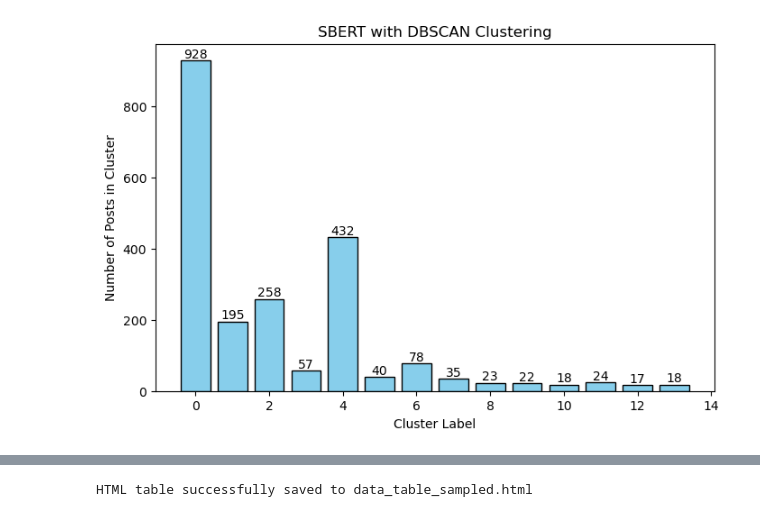
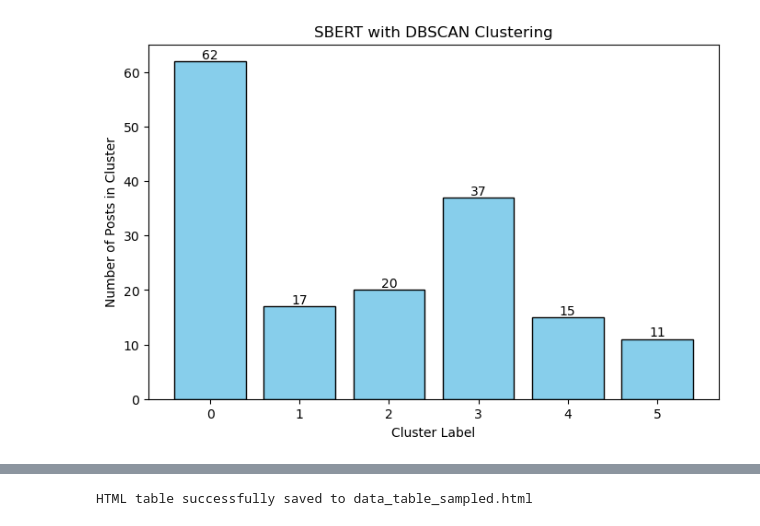
Before and after one commit to lalitphan-rainie/COMPSCI7417_NLP_Assignment2, a Jupyter notebook: sbert_with_plots_tables.ipynb, the cells around one changed output, grey strips where cells are left out. Saved outputs shown, nothing was run; the diff lists cells and outputs as text; code cells hidden in the pictures.

```diff
--- a/sbert_with_plots_tables.ipynb
+++ b/sbert_with_plots_tables.ipynb
@@ -1,6 +5,7 @@
 # %%
+import pandas as pd
 #read the dataset, and name the columns
-df = pd.read_csv('questions_data_clean_stopword_lemma_v3.csv', header=0)
+df = pd.read_csv('questions_data_clean_stopword_lemma_v4.csv', header=0)
 
 
 #display the structure of the dataframe
@@ -24,35 +37,32 @@ None
 # %%
 #sbert embedding method used with DBSCAN clustering
 from sentence_transformers import SentenceTransformer
-docs =df['Clean_Text_Stopword_Lemma']
+docs =df['Clean_Text_Init']
 #use the pretrained model available on huggingface
 model = SentenceTransformer('sentence-transformers/paraphrase-multilingual-mpnet-base-v2')
 embeddings = model.encode(docs)
 # %%
 import numpy as np
 from sklearn.cluster import DBSCAN
+from sklearn.metrics import silhouette_score
 
 total_points = embeddings.shape[0]
 
 #iteratively try different eps values to compare clusters
-for i in range(1,5):
-    #using the cosine similarity metric and 100 samples minimum in each cluster (assignment requirement)
-    dbscan = DBSCAN(eps=0.1*i, min_samples=20, metric='cosine', n_jobs=-1)
+for i in range(1,20):
+    #using the cosine similarity metric and 10 samples minimum in each cluster
+    dbscan = DBSCAN(eps=0.1+0.01*i, min_samples=10, metric='cosine', n_jobs=-1)
     cluster_labels = dbscan.fit_predict(embeddings)
 
     num_noise = np.sum(cluster_labels == -1)
     num_assigned = total_points - num_noise
     number_of_clusters = len(set(cluster_labels))-1
-    print(f"For EPS value: {round(0.1*i,1)}, They are {number_of_clusters} clusters, with {num_assigned} posts assigned")
 
-#iteratively try different eps values to compare clusters
-for i in range(1,6):
-    #using the cosine similarity metric and 10 samples minimum in each cluster (assignment requirement)
-    dbscan = DBSCAN(eps=0.25+0.01*i, min_samples=20, metric='cosine', n_jobs=-1)
-    cluster_labels = dbscan.fit_predict(embeddings)
+    filtered_embeddings = embeddings[cluster_labels != -1]
+    filtered_labels = cluster_labels[cluster_labels != -1]
+    unique_clusters = np.unique(filtered_labels)
 
-    num_noise = np.sum(cluster_labels == -1)
-    num_assigned = total_points - num_noise
-    number_of_clusters = len(set(cluster_labels))-1
-    print(f"For EPS value: {round(0.25+0.01*i,2)}, They are {number_of_clusters} clusters, with {num_assigned} posts assigned")
+    silhouette = round(silhouette_score(filtered_embeddings, filtered_labels, metric='cosine'),2) if len(filtered_labels)!=0 else 0
+
+    print(f"For EPS value: {round(0.1+0.01*i,2)}, They are {number_of_clusters} clusters, with {num_assigned} posts assigned. Silhouette Score: {silhouette:.2f}")
 # %% [output]
@@ -70,27 +96,27 @@ Therefore, the best value of EPS was 0.3 and they are 4 clusters with 2333 posts
 # %%
 from sklearn.cluster import DBSCAN
 
 #run the final sbert clustering
-clustering = DBSCAN(eps=0.26, min_samples=20, metric='cosine').fit(embeddings)
+clustering = DBSCAN(eps=0.18, min_samples=10, metric='cosine').fit(embeddings)
 cluster_labels = clustering.labels_
 
 import matplotlib.pyplot as plt
 import numpy as np
 from collections import Counter
 
 clusters=[]
 for i in cluster_labels:
     clusters.append(i)
 
 unique_labels, counts = np.unique(clusters, return_counts=True)
 
 plt.figure(figsize=(8, 5)) # Adjust figure size as needed
 bars = plt.bar(unique_labels[1:], counts[1:], align='center', color='skyblue', edgecolor='black')
 plt.bar_label(bars)
 plt.xlabel("Cluster Label")
 plt.ylabel("Number of Posts in Cluster")
 plt.title("SBERT with DBSCAN Clustering")
 plt.show()
 # %% [output]
-[figure, old version]
+[figure, new version]
 # %%
```
Also changed, not shown: parts of 10 cells of this notebook.
